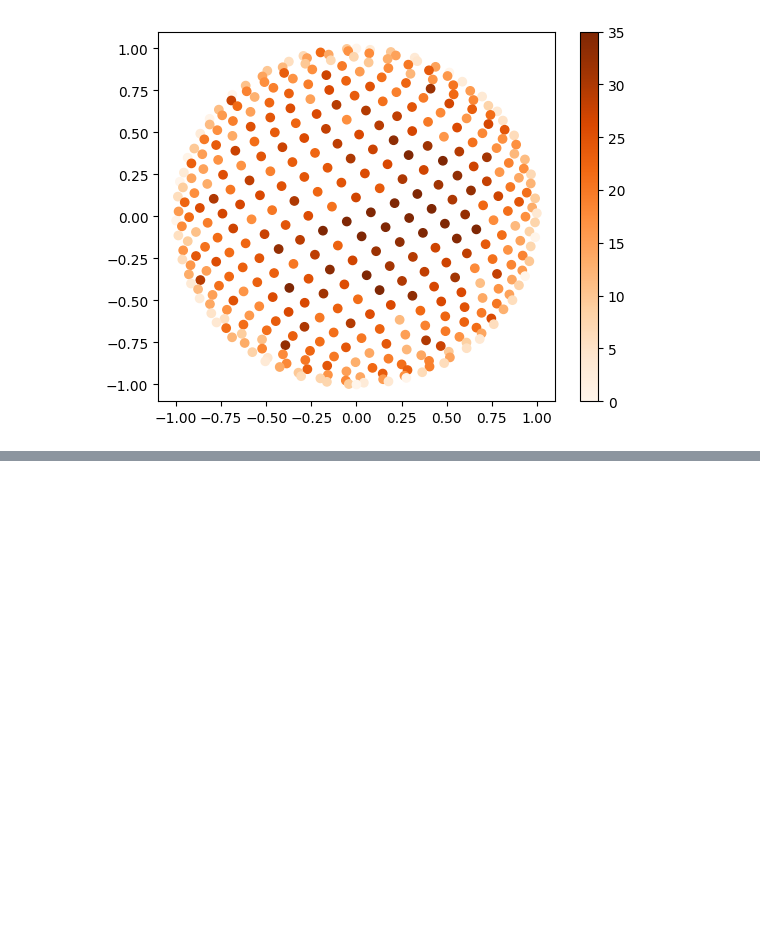
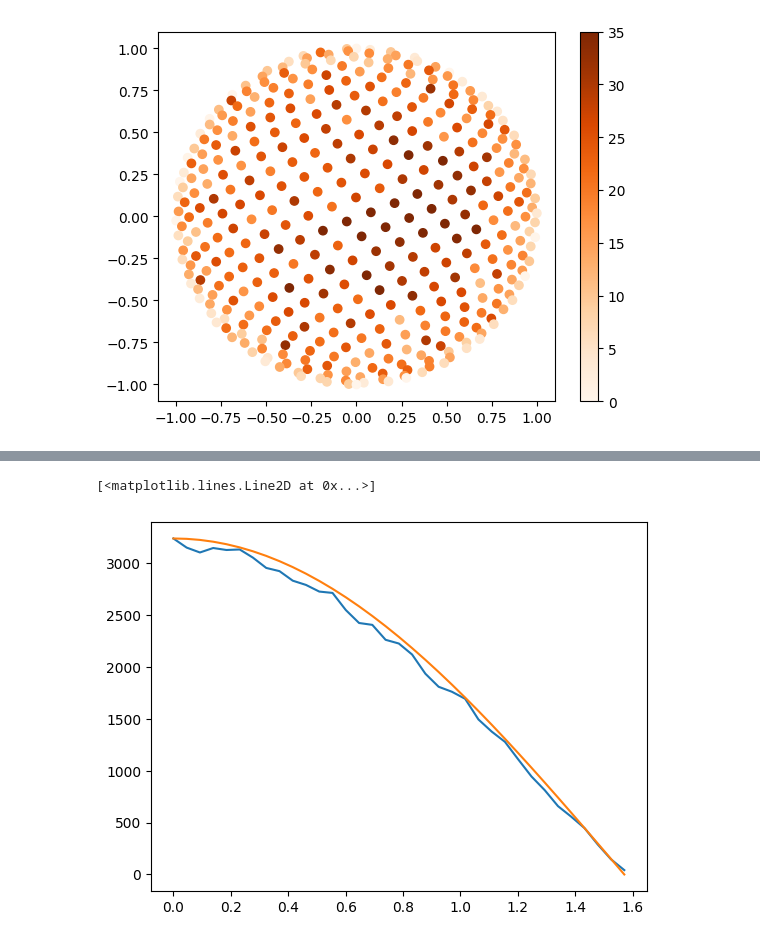
Before and after one commit to khawkins8683/Scatter, a Jupyter notebook: Test_Monte_Carlo.ipynb, the cells around one changed output, grey strips where cells are left out. Saved outputs shown, nothing was run; the diff lists cells and outputs as text; code cells hidden in the pictures; blank space fills up the shorter version.

```diff
--- a/Test_Monte_Carlo.ipynb
+++ b/Test_Monte_Carlo.ipynb
@@ -405,0 +446,16 @@ plt.show()
+# %%
+x = []
+y = []
+for d in dataBin:
+    x.append(d[0])
+    if d[0] == 0.0:
+        y.append(2*len(d[1])  )#we need to double the 0 bin => weird
+    else:
+        y.append(len( d[1])  )
+
+plt.plot(x,y)
+y2 = np.max(y)*np.cos(x)
+plt.plot(x,y2)
+# %% [output]
+[<matplotlib.lines.Line2D at 0x...>]
+[figure, added]
```
Also changed, not shown: parts of 9 cells of this notebook, 2 other files.
